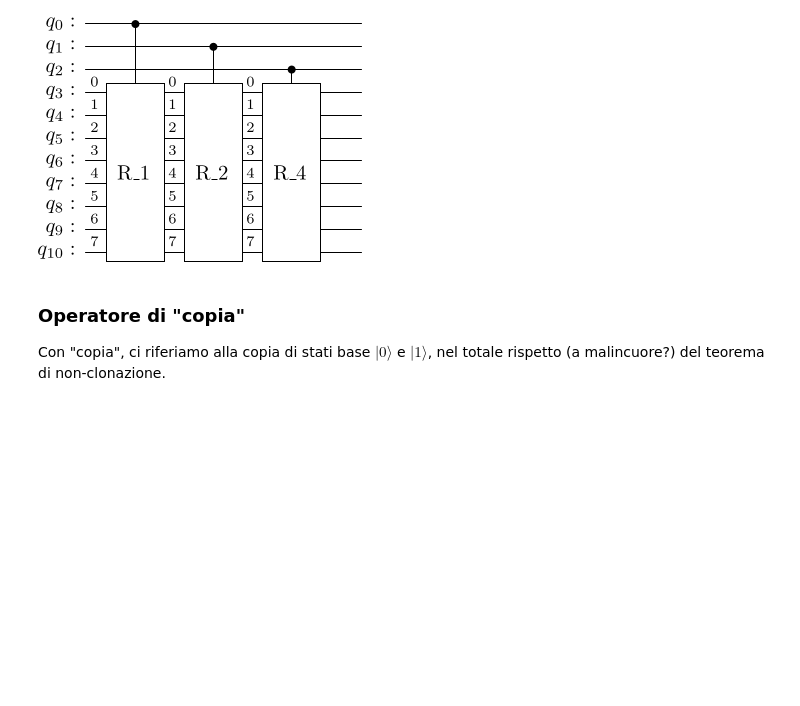
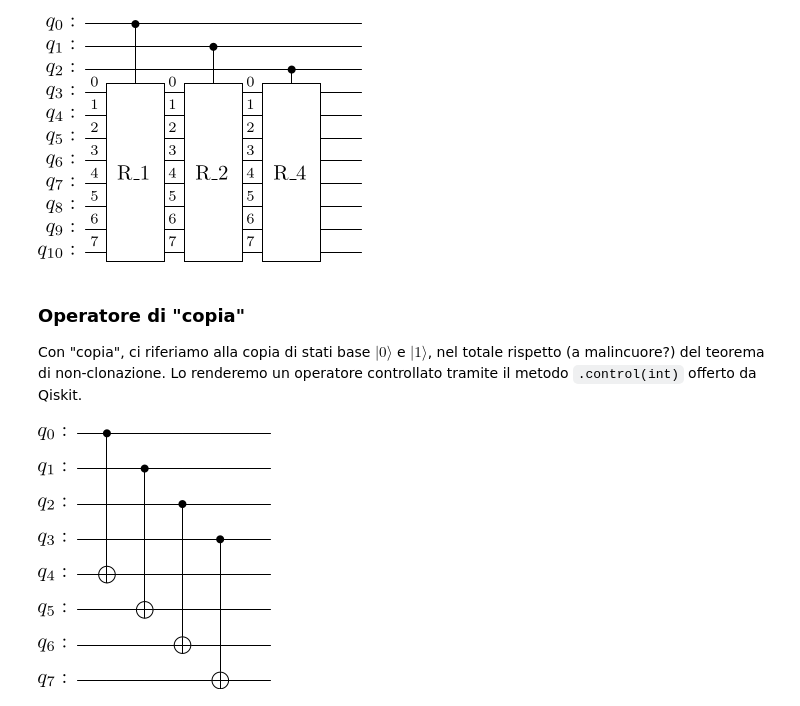
Before and after one commit to BoredDam/quantum-algorithms, a Jupyter notebook: Quantum-LCS/Quantum-LCS.ipynb, the cells around one changed output. Saved outputs shown, nothing was run; the diff lists cells and outputs as text; code cells hidden in the pictures; blank space fills up the shorter version.

```diff
--- a/Quantum-LCS/Quantum-LCS.ipynb
+++ b/Quantum-LCS/Quantum-LCS.ipynb
@@ -214,4 +244,25 @@ qc.draw('latex')
 # %% [markdown]
 ### **Operatore di "copia"**
 
-Con "copia", ci riferiamo alla copia di stati base $|0\rangle$ e $|1\rangle$, nel totale rispetto (a malincuore?) del teorema di non-clonazione.
+Con "copia", ci riferiamo alla copia di stati base $|0\rangle$ e $|1\rangle$, nel totale rispetto (a malincuore?) del teorema di non-clonazione. Lo renderemo un operatore controllato tramite il metodo `.control(int)` offerto da Qiskit.
+# %%
+def copy_operator(n: int):
+    '''
+    page 13 of the paper
+    '''
+    qin = QuantumRegister(n, 'in')
+    qout = QuantumRegister(n, 'out')
+    qc = QuantumCircuit(qin, qout)
+
+    for i in range(n):
+        qc.cx(qin[i], qout[i])
+
+
+    return qc.to_gate(label='C-COPY')
+
+
+qc = QuantumCircuit(8)
+qc = qc.compose(copy_operator(4)).decompose()
+qc.draw('latex')
+# %% [output]
+[figure, added]
```
Also changed, not shown: parts of 20 cells of this notebook.
